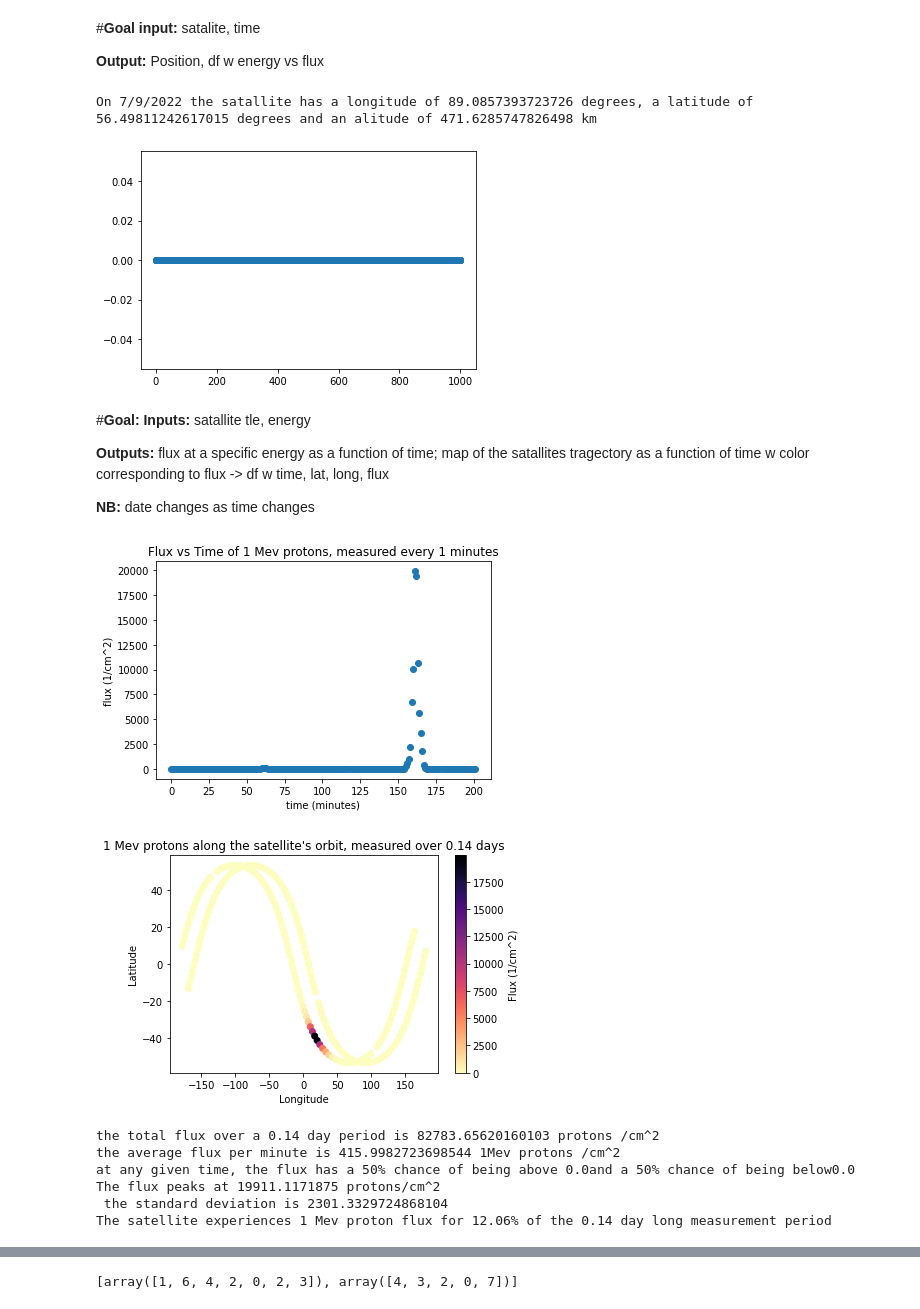
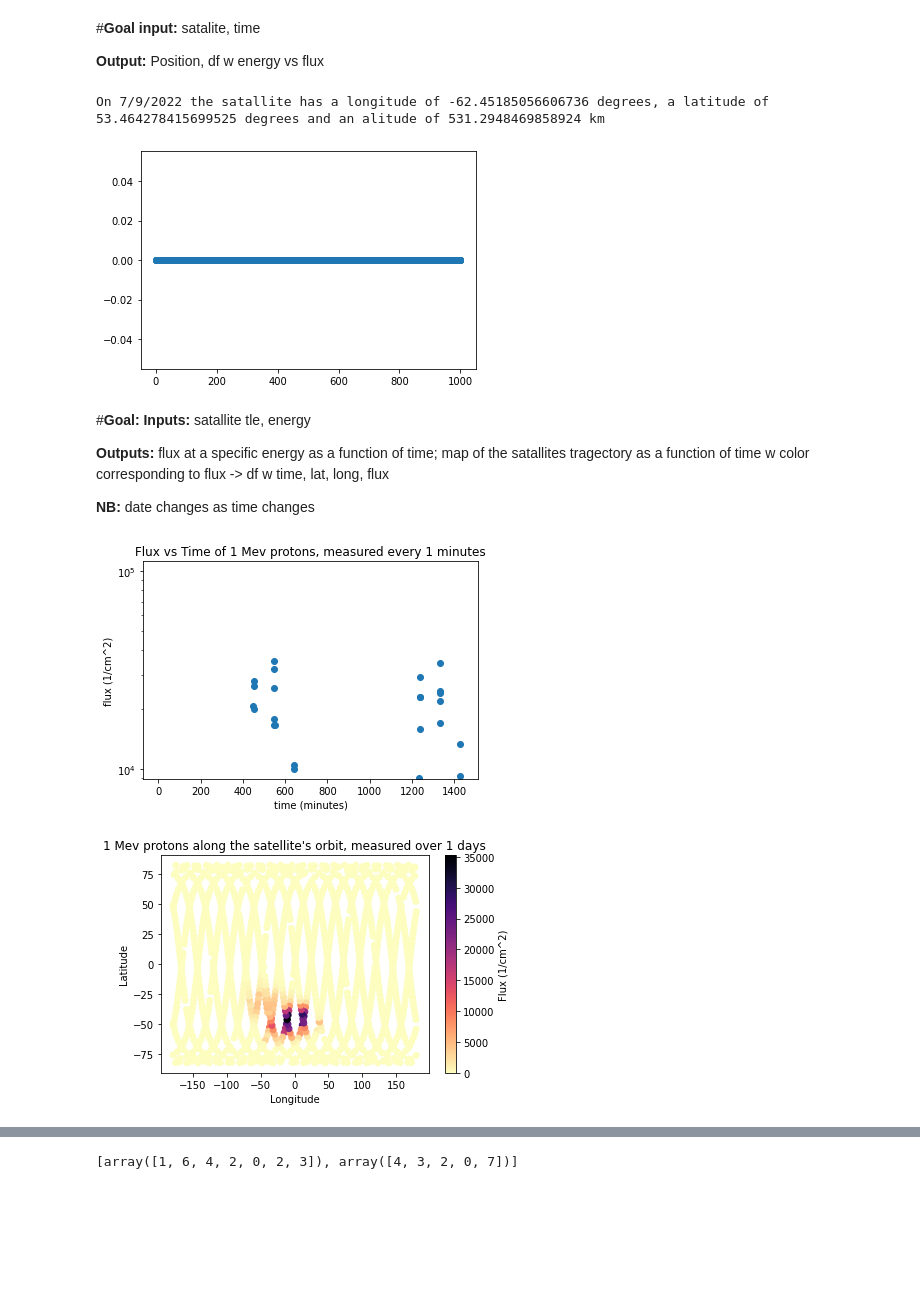
Before and after one commit to SimonOlshanCantin/LEO_Radiation, a Jupyter notebook: Position_Radiation_code.ipynb, the cells around one changed output, grey strips where cells are left out. Saved outputs shown, nothing was run; the diff lists cells and outputs as text; code cells hidden in the pictures; blank space fills up the shorter version.

```diff
--- a/Position_Radiation_code.ipynb
+++ b/Position_Radiation_code.ipynb
@@ -60,7 +61,7 @@ else:
 output: latitude vs longitude map w radiation represented by a color gradient
 # %%
 #inputs:
-altitude = 800
+altitude = 550
 energy = 1 * u.MeV
 time = Time('2022-03-01')
 jump_size = 1   #this doesn't neccessarily have to be an input but i had a dream about it so here it is. Describes the step size moving along long/lat lines
@@ -105,7 +106,7 @@ KeyboardInterrupt: ignored
 #Take TLE input file and output energy vs flux for a specific moment in time
 
 #input:
-satellite_name = ('SHIJIAN-6 05A (SJ-6 05A)')  #TLE found on https://celestrak.org/; to make your own create tle file then enter 'name', 'path/to/file' in to Orbital()
+satellite_name = ('VZLUSAT-2')  #TLE found on https://celestrak.org/; to make your own create tle file then enter 'name', 'path/to/file' in to Orbital()
 date_entry = (2022,7,9,1,27) #FORMAT: year, month, day, hours, minutes
 
 
@@ -134,7 +135,7 @@ for energy in np.linspace(0.1,1000,2000):   #get flux vs energy for 2000 interva
 else: #plot!
   plt.scatter(energy_list,flux_list)
 # %% [output]
-On 7/9/2022 the satallite has a longitude of 89.0857393723726 degrees, a latitude of 56.49811242617015 degrees and an alitude of 471.6285747826498 km
+On 7/9/2022 the satallite has a longitude of -62.45185056606736 degrees, a latitude of 53.464278415699525 degrees and an alitude of 531.2948469858924 km
 [figure]
 # %% [markdown]
 #**Goal:**
@@ -146,7 +147,7 @@ On 7/9/2022 the satallite has a longitude of 89.0857393723726 degrees, a latitud
 # %%
 #inputs:
 
-satellite_name = ('STARLINK-3317')  #TLE found on https://celestrak.org/; to make your own create tle file then enter 'name', 'path/to/file' in to Orbital()
+satellite_name = ('VZLUSAT-2')  #TLE found on https://celestrak.org/; to make your own create tle file then enter 'name', 'path/to/file' in to Orbital()
 
 year = 2022
 month = 7
@@ -154,9 +155,8 @@ day = 9
 hour = 1
 minute = 1
 
-#how long you're looking at the object for, in days.
-#(must not be long enough that we transition into a new year)
-measurement_period = 0.14
+#how long you're looking at the object for, in days. (must not be long enough that we transition into a new year)
+measurement_period = 1
 
 #how often you're measuring, in minutes.
 measure_every = 1
@@ -207,71 +207,49 @@ for timecount in np.arange(0,timecount,measure_every): #measure every 20 minutes
     timecount_list.append(timecount) #this is time ellapsed not clock time
     flux_list.append(flux.value)
 else:
-  # print(timecount_list)
-  # print(lon_list)
-  # print(lat_list)
-  # print(flux_list)
-
-#plotting:
+#plotting: ()
   plt.scatter(timecount_list,flux_list)
   plt.xlabel("time (minutes)")
   plt.ylabel("flux (1/cm^2)")
-  #plt.yscale("log")
+  plt.yscale("log")
   plt.title('Flux vs Time of ' + str(energy) + ' Mev protons, measured every ' + str(measure_every) + ' minutes')
   plt.show ()
 
   plt.scatter(lon_list, lat_list, c = flux_list, cmap="magma_r")
   cbar = plt.colorbar()
   cbar.set_label("Flux (1/cm^2)")
   plt.xlabel('Longitude')
   plt.ylabel('Latitude')
   plt.title(str(energy) + " Mev protons along the satellite's orbit, measured over " + str(measurement_period) + " days")
   plt.show()
 
-
   flux_array = np.array(flux_list) #make array of flux values
-
 
 #Take trapezoidal approximation of integral flux
   flux_integral = np.trapz(flux_array, dx = measure_every)
   print("The total flux over a " + str(measurement_period) +  " day period is "+str(flux_integral) + " protons /cm^2 ")
 
 #find average of flux values
   flux_avg = np.average(flux_array)
   print("The average flux per minute is " + str(flux_avg) + " 1Mev protons /cm^2")
 
-#find median of flux values
-  flux_med = np.median(flux_array)
-  print("At any given time, the flux has a 50% chance of being above " + str(flux_med)+ "and a 50% chance of being below" + str(flux_med))
+# #find median of flux values
+#   flux_med = np.median(flux_array)
+#   print("At any given time, the flux has a 50% chance of being above " + str(flux_med)+ "and a 50% chance of being below" + str(flux_med))
 
-#find peak of flux values
+# #find peak of flux values
   flux_peak = np.amax(flux_array)
   print("The flux peaks at " + str(flux_peak)+" protons/cm^2")
 
 #find standard deviation
   flux_sd = np.std(flux_array)
   print("The standard deviation is " + str(flux_sd))
 
 #find percent of time that the satalite experiences flux
   flux_nozeros = flux_array[flux_array > 0] #create array with no zeroes
-  flux_percent_nozeroes = 100*len(flux_nozeros)/len(flux_array)
-  print("The satellite experiences "+str(energy)+" Mev proton flux for " + str(np.around(flux_percent_nozeroes,2))+"% of the " +str(measurement_period)+ " day long measurement period")
-
-
-  #on_peak = False
-
-  # for i in flux_array.flat: #examine every value in our array of fluxes
-  #   if i >0 :                #if we find a value greater than zero...
-  #     np.split()
-  #     onpeak = True
-  #   else:
-  #     onpeak = False
+  flux_percent_nozeroes = 100*len(flux_nozeros)/len(flux_array) #use relative length of arrays to find percent
+  #print("The satellite experiences "+str(energy)+" Mev proton flux for " + str(np.around(flux_percent_nozeroes,2))+"% of the " +str(measurement_period)+ " day long measurement period")
+  print("The satellite experiences "+str(energy)+" Mev proton flux for " + str(flux_percent_nozeroes)+"% of the " +str(measurement_period)+ " day long measurement period")
 # %% [output]
-[figure, old version]
+[figure, new version]
-[figure, old version]
+[figure, new version]
-the total flux over a 0.14 day period is 82783.65620160103 protons /cm^2
-the average flux per minute is 415.9982723698544 1Mev protons /cm^2
-at any given time, the flux has a 50% chance of being above 0.0and a 50% chance of being below0.0
-The flux peaks at 19911.1171875 protons/cm^2
- the standard deviation is 2301.3329724868104
-The satellite experiences 1 Mev proton flux for 12.06% of the 0.14 day long measurement period
```
Also changed, not shown: parts of 9 cells of this notebook.
